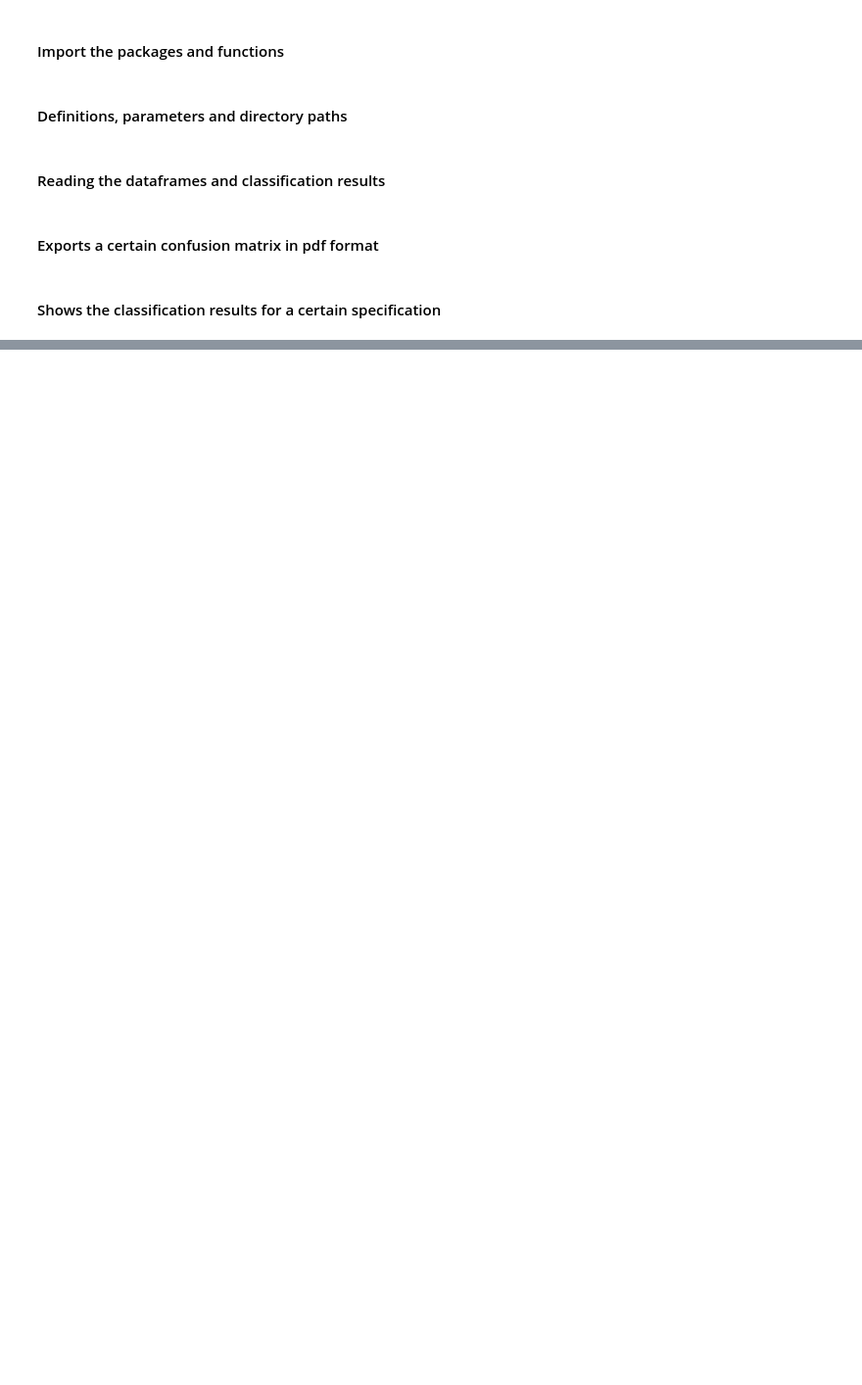
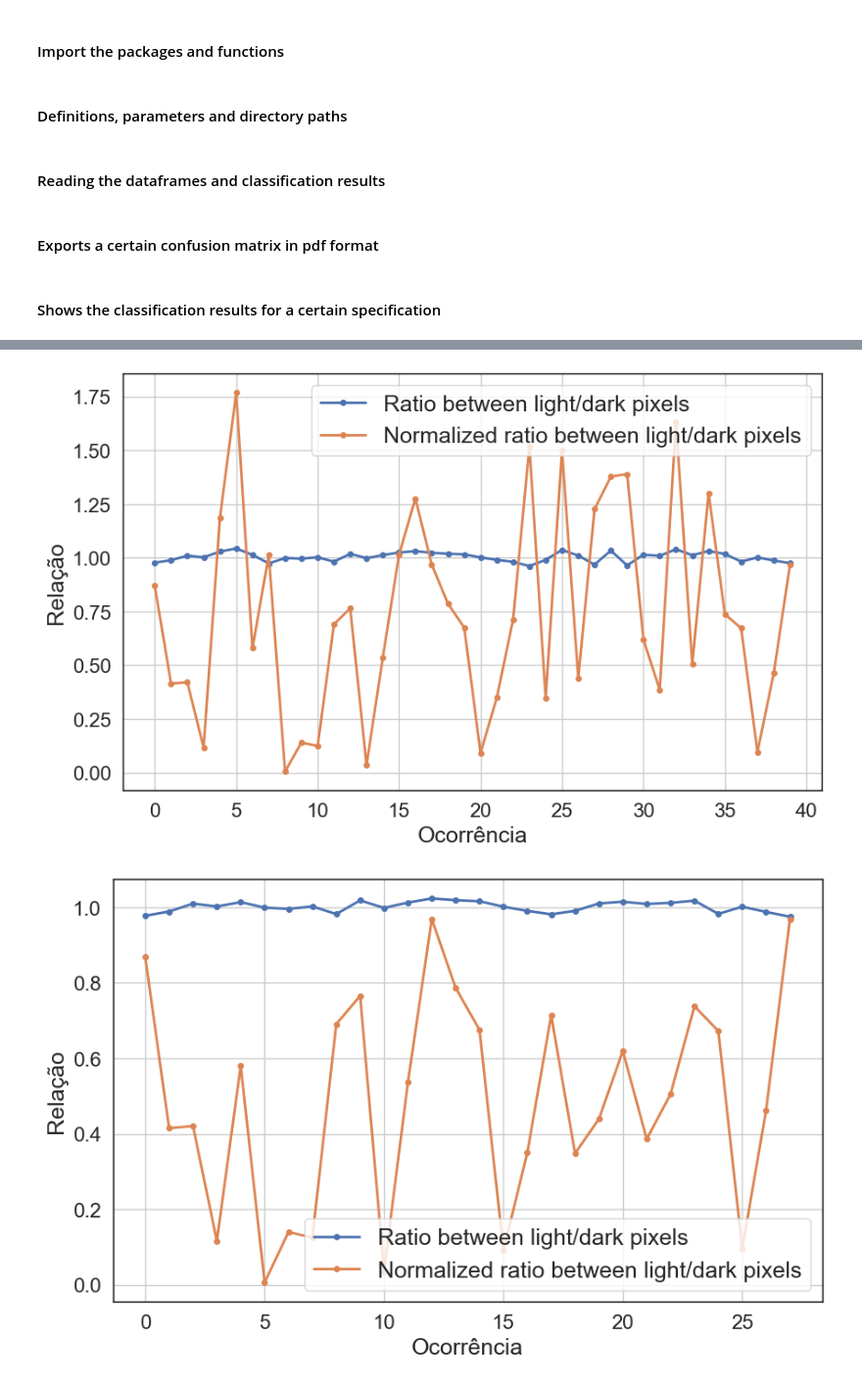
Before and after one commit to ferreiradiego/maize-classification, a Jupyter notebook: src/analysis.ipynb, the cells around one changed output, grey strips where cells are left out. Shown at 98% size. Cells and saved outputs as stored; diff of their text form; code cells hidden in the pictures; blank space fills up the shorter version.

```diff
--- a/src/analysis.ipynb
+++ b/src/analysis.ipynb
@@ -82,0 +89,40 @@ KeyError: "['ratio_80to255_by_1to80', 'normalized_ratio_80to255_by_1to80'] not i
+# %%
+def plot_ratio(df_train, df_test, normalization_thresh, save_path):
+    # Copy and normalize dataset
+    df_copy = df_train.copy()
+    df_copy, df_test = normalize_dataset(df_copy, df_test, 'ratio_80to255_by_1to80', normalization_thresh)
+    df_copy = df_copy.loc[(df_copy['defect_percentage'] == 0.00) & (df_copy['grain_quantity'] == 100), ['npixels_1to255_per_grain', 'ratio_80to255_by_1to80', 'normalized_ratio_80to255_by_1to80']].copy()
+
+    # Plot
+    x = np.arange(len(df_copy))
+    y1 = df_copy['ratio_80to255_by_1to80']
+    y2 = df_copy['normalized_ratio_80to255_by_1to80']
+
+    sns.set(style='whitegrid', context='notebook')
+    plt.figure(figsize=(10, 6))
+
+    plt.plot(x, y1, label='Ratio between light/dark pixels', marker='o', linestyle='-', linewidth=2, markersize=4)
+    plt.plot(x, y2, label='Normalized ratio between light/dark pixels', marker='o', linestyle='-', linewidth=2, markersize=4)
+
+
+    plt.xlabel('Ocorrência', fontsize=18)
+    plt.ylabel('Relação', fontsize=18)
+    plt.legend(fontsize=18)
+    plt.xticks(fontsize=16)
+    plt.yticks(fontsize=16)
+
+    for spine in plt.gca().spines.values():
+        spine.set_edgecolor('black')
+        spine.set_linewidth(1)
+
+    plt.savefig(save_path, dpi=300, bbox_inches='tight')
+    plt.show()
+
+normalization_thresholds = [100.0, 1.000, 0.750, 0.500]
+save_paths = [r'..\without_normalization.pdf', r'..\normalization_upTo_1.pdf', r'..\normalization_upTo_075.pdf', r'..\normalization_upTo_050.pdf']
+
+for normalization_thresh, save_path in zip(normalization_thresholds, save_paths):
+    plot_ratio(df_train, df_test, normalization_thresh, save_path)
+# %% [output]
+[figure, added]
+[figure, added]
```
Also changed, not shown: parts of 18 cells of this notebook, 7 other files.
